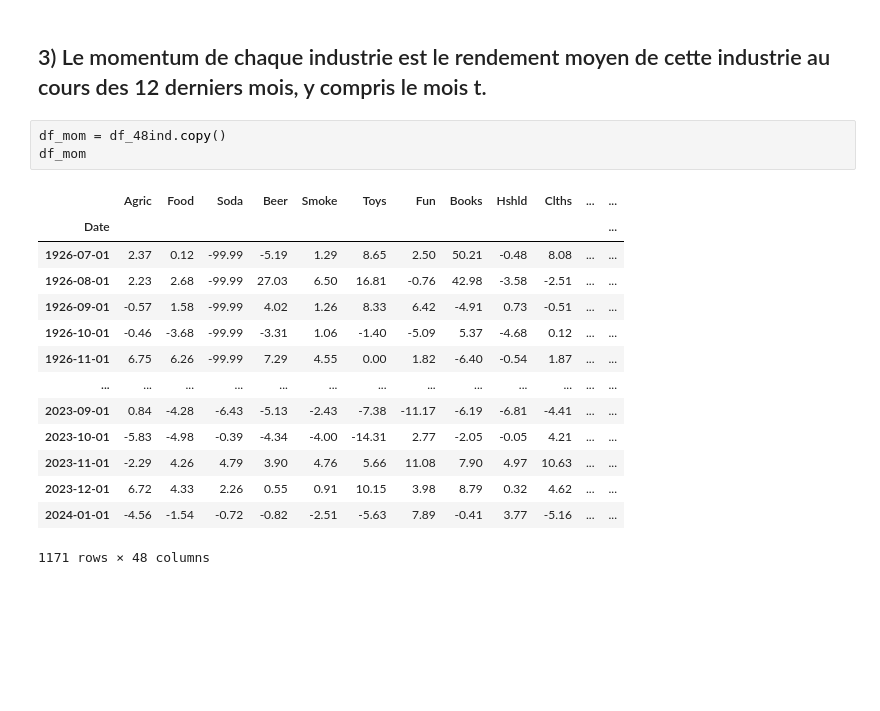
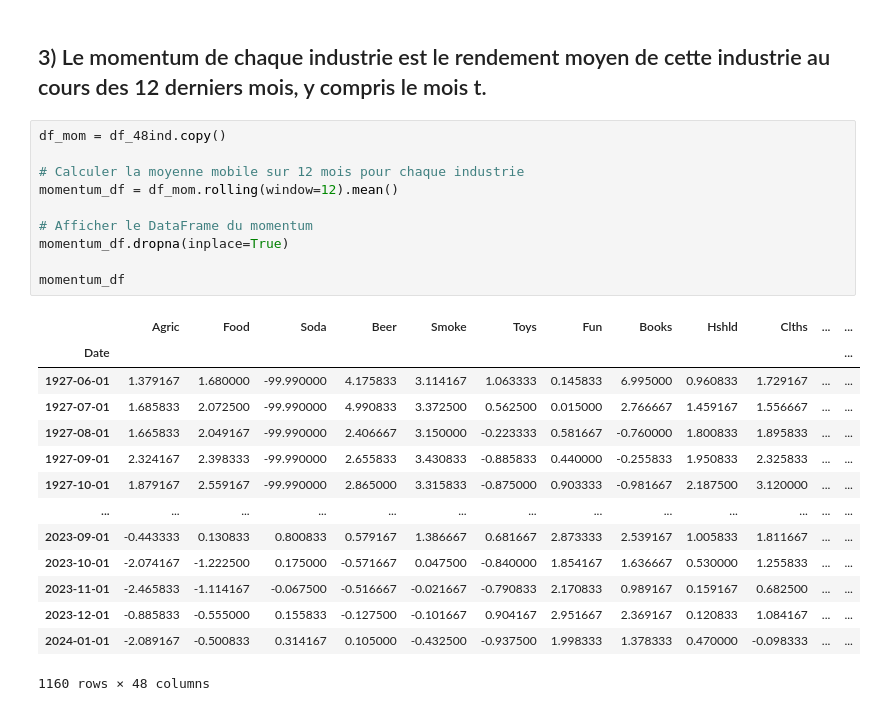
Before and after one commit to DominicPrenovost/TP2-PF-management, a Jupyter notebook: QuestionC.ipynb, the cells around one changed output. Cells and saved outputs as stored; diff of their text form; blank space fills up the shorter version.

```diff
--- a/QuestionC.ipynb
+++ b/QuestionC.ipynb
@@ -97,21 +97,28 @@ df_monthly
 1176 rows × 49 columns
 # %% [markdown]
 ## 3) Le momentum de chaque industrie est le rendement moyen de cette industrie au cours des 12 derniers mois, y compris le mois t.
-# %%
-df_mom = df_48ind.copy()
-df_mom
-# %% [output]
-|  | Agric | Food | Soda | Beer | Smoke | Toys | Fun | Books | Hshld | Clths | ... | ... |
-| Date |  |  |  |  |  |  |  |  |  |  |  | ... |
-| 1926-07-01 | 2.37 | 0.12 | -99.99 | -5.19 | 1.29 | 8.65 | 2.50 | 50.21 | -0.48 | 8.08 | ... | ... |
-| 1926-08-01 | 2.23 | 2.68 | -99.99 | 27.03 | 6.50 | 16.81 | -0.76 | 42.98 | -3.58 | -2.51 | ... | ... |
-| 1926-09-01 | -0.57 | 1.58 | -99.99 | 4.02 | 1.26 | 8.33 | 6.42 | -4.91 | 0.73 | -0.51 | ... | ... |
-| 1926-10-01 | -0.46 | -3.68 | -99.99 | -3.31 | 1.06 | -1.40 | -5.09 | 5.37 | -4.68 | 0.12 | ... | ... |
-| 1926-11-01 | 6.75 | 6.26 | -99.99 | 7.29 | 4.55 | 0.00 | 1.82 | -6.40 | -0.54 | 1.87 | ... | ... |
-| ... | ... | ... | ... | ... | ... | ... | ... | ... | ... | ... | ... | ... |
-| 2023-09-01 | 0.84 | -4.28 | -6.43 | -5.13 | -2.43 | -7.38 | -11.17 | -6.19 | -6.81 | -4.41 | ... | ... |
-| 2023-10-01 | -5.83 | -4.98 | -0.39 | -4.34 | -4.00 | -14.31 | 2.77 | -2.05 | -0.05 | 4.21 | ... | ... |
-| 2023-11-01 | -2.29 | 4.26 | 4.79 | 3.90 | 4.76 | 5.66 | 11.08 | 7.90 | 4.97 | 10.63 | ... | ... |
-| 2023-12-01 | 6.72 | 4.33 | 2.26 | 0.55 | 0.91 | 10.15 | 3.98 | 8.79 | 0.32 | 4.62 | ... | ... |
-| 2024-01-01 | -4.56 | -1.54 | -0.72 | -0.82 | -2.51 | -5.63 | 7.89 | -0.41 | 3.77 | -5.16 | ... | ... |
-1171 rows × 48 columns
+# %%
+df_mom = df_48ind.copy()
+
+# Calculer la moyenne mobile sur 12 mois pour chaque industrie
+momentum_df = df_mom.rolling(window=12).mean()
+
+# Afficher le DataFrame du momentum
+momentum_df.dropna(inplace=True)
+
+momentum_df
+# %% [output]
+|  | Agric | Food | Soda | Beer | Smoke | Toys | Fun | Books | Hshld | Clths | ... | ... |
+| Date |  |  |  |  |  |  |  |  |  |  |  | ... |
+| 1927-06-01 | 1.379167 | 1.680000 | -99.990000 | 4.175833 | 3.114167 | 1.063333 | 0.145833 | 6.995000 | 0.960833 | 1.729167 | ... | ... |
+| 1927-07-01 | 1.685833 | 2.072500 | -99.990000 | 4.990833 | 3.372500 | 0.562500 | 0.015000 | 2.766667 | 1.459167 | 1.556667 | ... | ... |
+| 1927-08-01 | 1.665833 | 2.049167 | -99.990000 | 2.406667 | 3.150000 | -0.223333 | 0.581667 | -0.760000 | 1.800833 | 1.895833 | ... | ... |
+| 1927-09-01 | 2.324167 | 2.398333 | -99.990000 | 2.655833 | 3.430833 | -0.885833 | 0.440000 | -0.255833 | 1.950833 | 2.325833 | ... | ... |
+| 1927-10-01 | 1.879167 | 2.559167 | -99.990000 | 2.865000 | 3.315833 | -0.875000 | 0.903333 | -0.981667 | 2.187500 | 3.120000 | ... | ... |
+| ... | ... | ... | ... | ... | ... | ... | ... | ... | ... | ... | ... | ... |
+| 2023-09-01 | -0.443333 | 0.130833 | 0.800833 | 0.579167 | 1.386667 | 0.681667 | 2.873333 | 2.539167 | 1.005833 | 1.811667 | ... | ... |
+| 2023-10-01 | -2.074167 | -1.222500 | 0.175000 | -0.571667 | 0.047500 | -0.840000 | 1.854167 | 1.636667 | 0.530000 | 1.255833 | ... | ... |
+| 2023-11-01 | -2.465833 | -1.114167 | -0.067500 | -0.516667 | -0.021667 | -0.790833 | 2.170833 | 0.989167 | 0.159167 | 0.682500 | ... | ... |
+| 2023-12-01 | -0.885833 | -0.555000 | 0.155833 | -0.127500 | -0.101667 | 0.904167 | 2.951667 | 2.369167 | 0.120833 | 1.084167 | ... | ... |
+| 2024-01-01 | -2.089167 | -0.500833 | 0.314167 | 0.105000 | -0.432500 | -0.937500 | 1.998333 | 1.378333 | 0.470000 | -0.098333 | ... | ... |
+1160 rows × 48 columns
```
